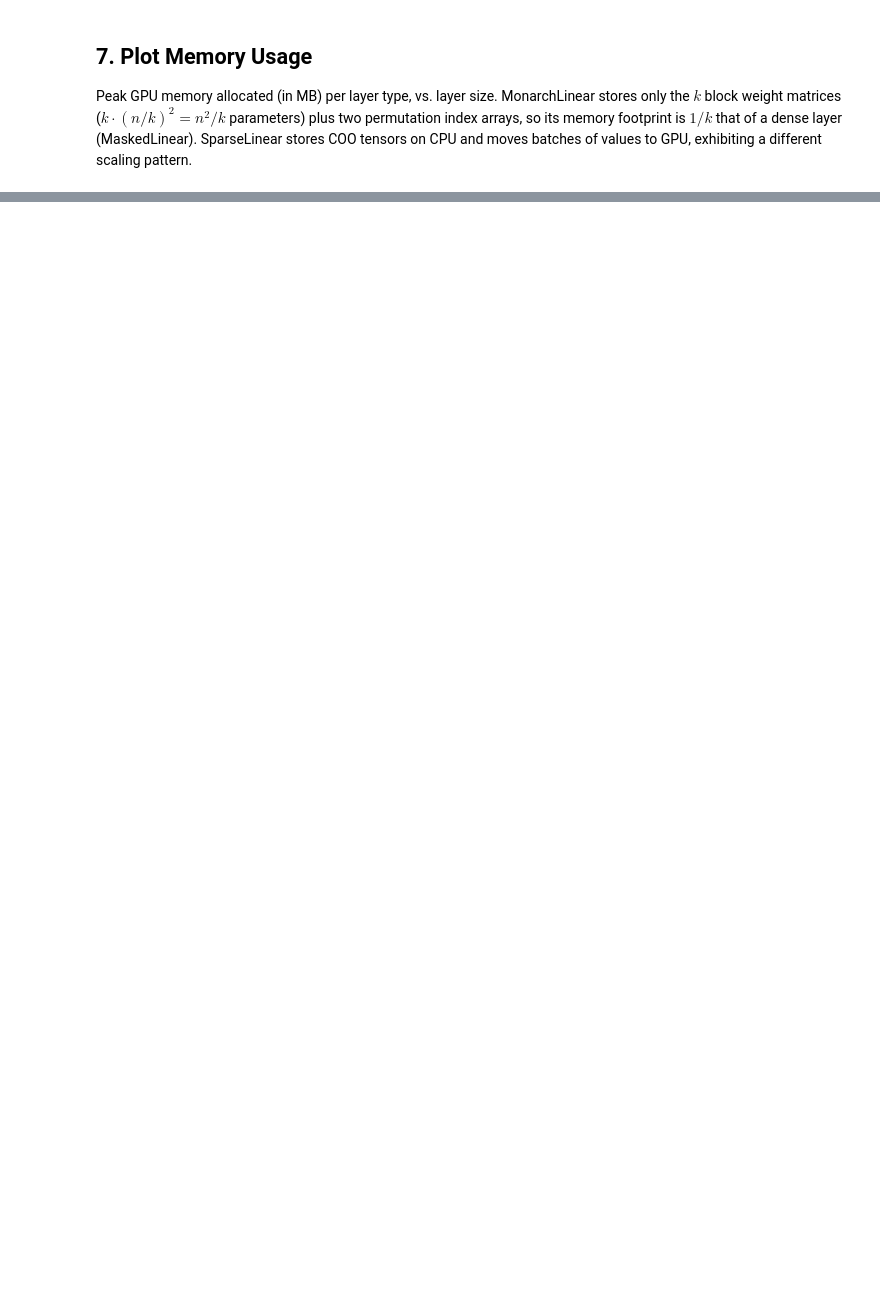
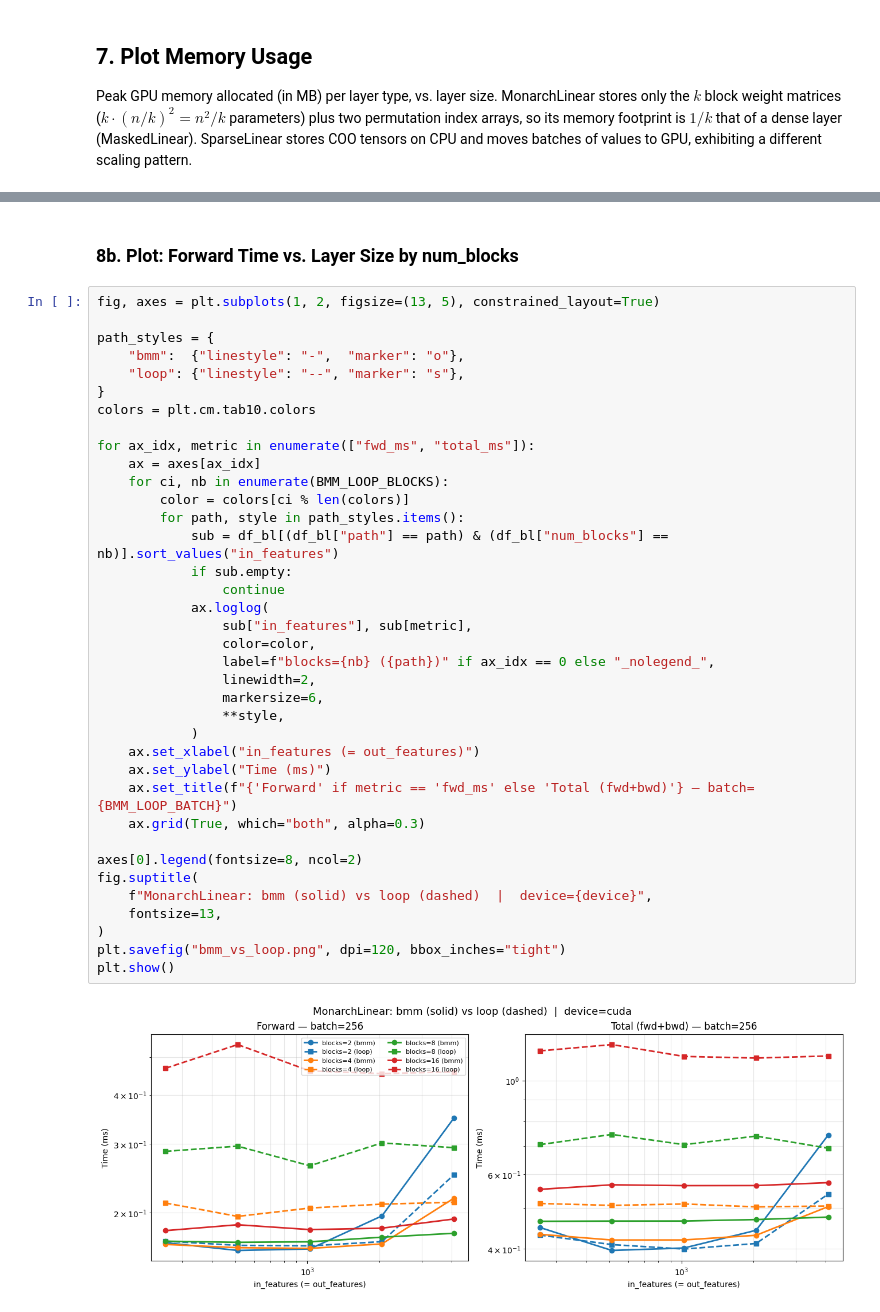
Before and after one commit to rcpaffenroth/iterativennsimple, a Jupyter notebook: notebooks/advanced/8-rcp-monarch-performance.ipynb, the cells around one changed output, grey strips where cells are left out. Drawn from its saved outputs; the diff is of its cells as text; blank space fills up the shorter version.

```diff
--- a/notebooks/advanced/8-rcp-monarch-performance.ipynb
+++ b/notebooks/advanced/8-rcp-monarch-performance.ipynb
@@ -385,0 +484,41 @@ if device.type != "cuda":
+# %% [markdown]
+### 8b. Plot: Forward Time vs. Layer Size by num_blocks
+# %%
+fig, axes = plt.subplots(1, 2, figsize=(13, 5), constrained_layout=True)
+
+path_styles = {
+    "bmm":  {"linestyle": "-",  "marker": "o"},
+    "loop": {"linestyle": "--", "marker": "s"},
+}
+colors = plt.cm.tab10.colors
+
+for ax_idx, metric in enumerate(["fwd_ms", "total_ms"]):
+    ax = axes[ax_idx]
+    for ci, nb in enumerate(BMM_LOOP_BLOCKS):
+        color = colors[ci % len(colors)]
+        for path, style in path_styles.items():
+            sub = df_bl[(df_bl["path"] == path) & (df_bl["num_blocks"] == nb)].sort_values("in_features")
+            if sub.empty:
+                continue
+            ax.loglog(
+                sub["in_features"], sub[metric],
+                color=color,
+                label=f"blocks={nb} ({path})" if ax_idx == 0 else "_nolegend_",
+                linewidth=2,
+                markersize=6,
+                **style,
+            )
+    ax.set_xlabel("in_features (= out_features)")
+    ax.set_ylabel("Time (ms)")
+    ax.set_title(f"{'Forward' if metric == 'fwd_ms' else 'Total (fwd+bwd)'} — batch={BMM_LOOP_BATCH}")
+    ax.grid(True, which="both", alpha=0.3)
+
+axes[0].legend(fontsize=8, ncol=2)
+fig.suptitle(
+    f"MonarchLinear: bmm (solid) vs loop (dashed)  |  device={device}",
+    fontsize=13,
+)
+plt.savefig("bmm_vs_loop.png", dpi=120, bbox_inches="tight")
+plt.show()
+# %% [output]
+[figure, added]
```
Also changed, not shown: parts of 8 cells of this notebook, 3 other files.
